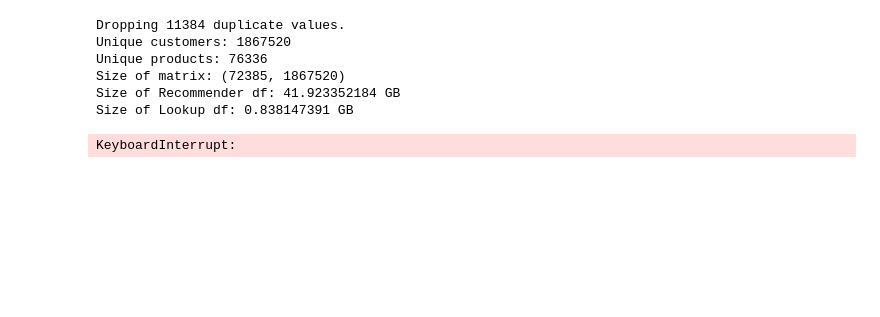
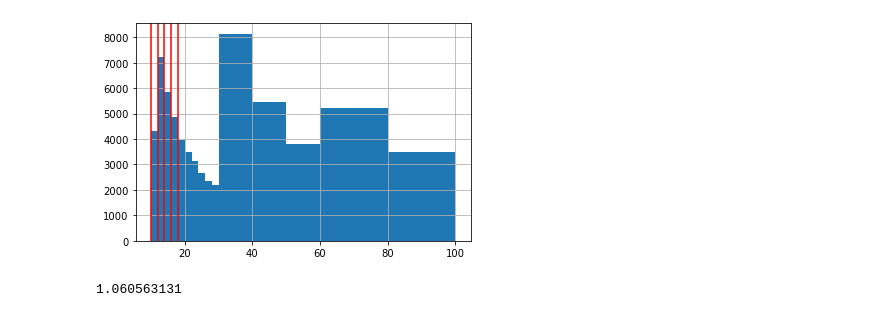
Before and after one commit to griffinwt/nextale, a Jupyter notebook: movies_EDA.ipynb, the cells around one changed output. Drawn from its saved outputs; the diff is of its cells as text; code cells hidden in the pictures; blank space fills up the shorter version.

```diff
--- a/movies_EDA.ipynb
+++ b/movies_EDA.ipynb
@@ -25,10 +25,12 @@ movie_df.head(1) #preview
-# %%
-ut.make_recommender_df(movie_df, 'movies')
-# %% [output]
-Dropping 11384 duplicate values.
-Unique customers: 1867520
-Unique products: 76336
-Size of matrix: (72385, 1867520)
-Size of Recommender df: 41.923352184 GB
-Size of Lookup df: 0.838147391 GB
-KeyboardInterrupt:
+# %%
+#movie_df.groupby('product_id')['product_id'].value_counts().sort_values()
+movie_df.groupby('product_id')['product_id'].value_counts().sort_values().hist(
+    bins=[10,12,14,16,18,20,22,24,26,28,30,40,50,60,80,100])
+for n in range(10,20,2):
+    plt.axvline(x=n, color='red')
+# %% [output]
+[figure, added]
+# %%
+sys.getsizeof(movie_df)/1_000_000_000 #original size
+# %% [output]
+1.060563131
```
Also changed, not shown: parts of 10 cells of this notebook, 1 other file.
